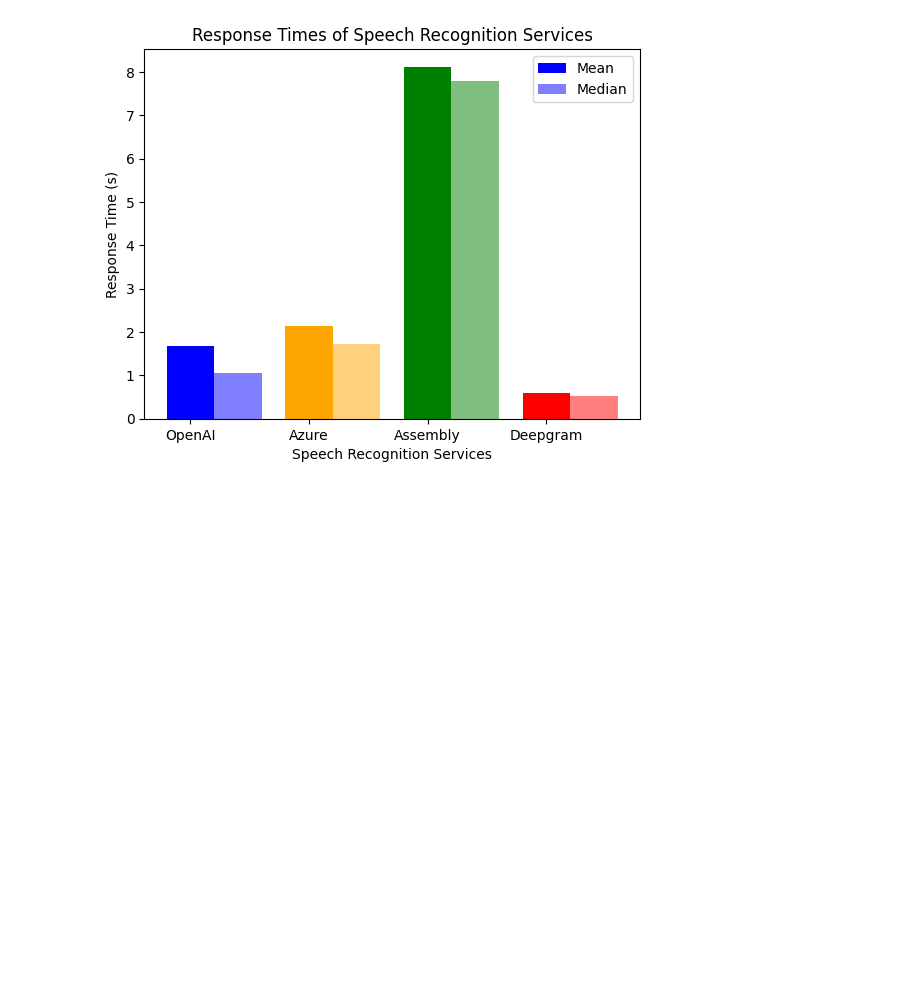
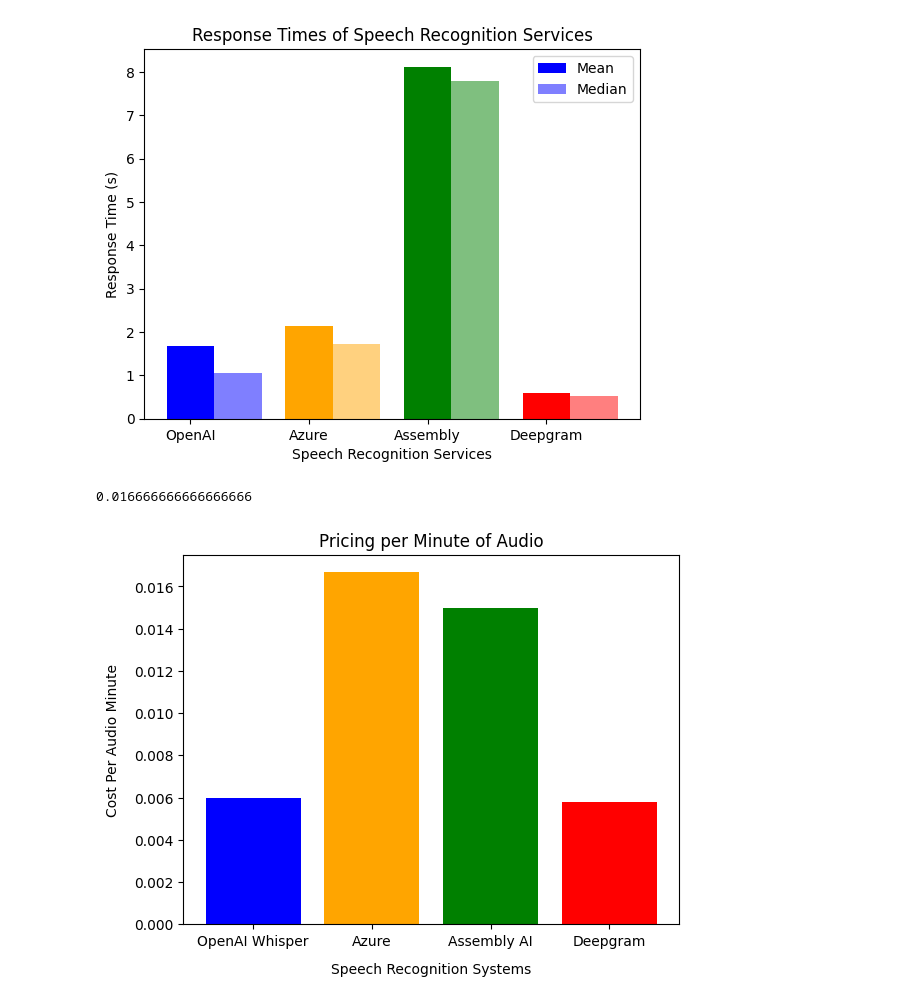
Before and after one commit to chinardankhara/asrcode, a Jupyter notebook: workbench.ipynb, the cells around one changed output. Drawn from its saved outputs; the diff is of its cells as text; code cells hidden in the pictures; blank space fills up the shorter version.

Commit message:
Pricing Chart added

```diff
--- a/workbench.ipynb
+++ b/workbench.ipynb
@@ -222,3 +226,34 @@ ax.set_ylabel('Response Time (s)')
 plt.show()
 # %% [output]
 [figure]
+# %%
+convertassemblyAIpricing = 0.00025 * 60
+convertassemblyAIpricing
+
+convertAzureSTTPricing = 1/60
+convertAzureSTTPricing
+# %% [output]
+0.016666666666666666
+# %%
+pricingassemblyAI = convertassemblyAIpricing
+pricingWhispr = 0.006
+pricingDeepgram = 0.0058
+pricingAzureSTT = convertAzureSTTPricing
+# %%
+import matplotlib.pyplot as plt
+labels = ['OpenAI Whisper', 'Azure', 'Assembly AI', 'Deepgram']
+prices = [pricingWhispr, pricingAzureSTT, pricingassemblyAI, pricingDeepgram]
+colors = ['blue', 'orange', 'green', 'red']
+
+# Plot the bar chart
+plt.bar(labels, prices, color=colors)
+
+# Add a title and labels
+plt.title('Pricing per Minute of Audio')
+plt.xlabel('Speech Recognition Systems', labelpad=10)
+plt.ylabel('Cost Per Audio Minute', labelpad=10)
+
+# Show the plot
+plt.show()
+# %% [output]
+[figure, added]
```
Also changed, not shown: parts of 3 cells of this notebook.
